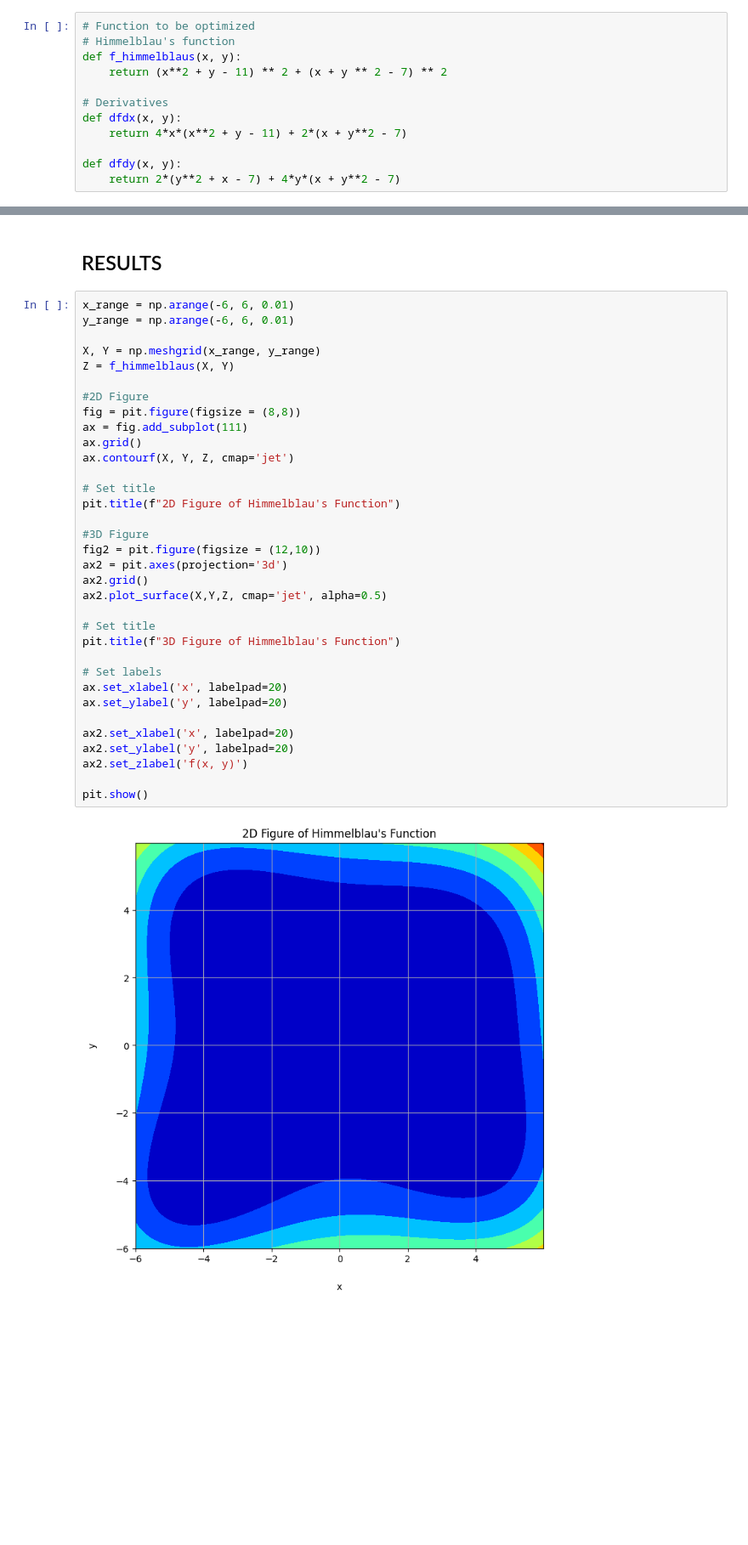
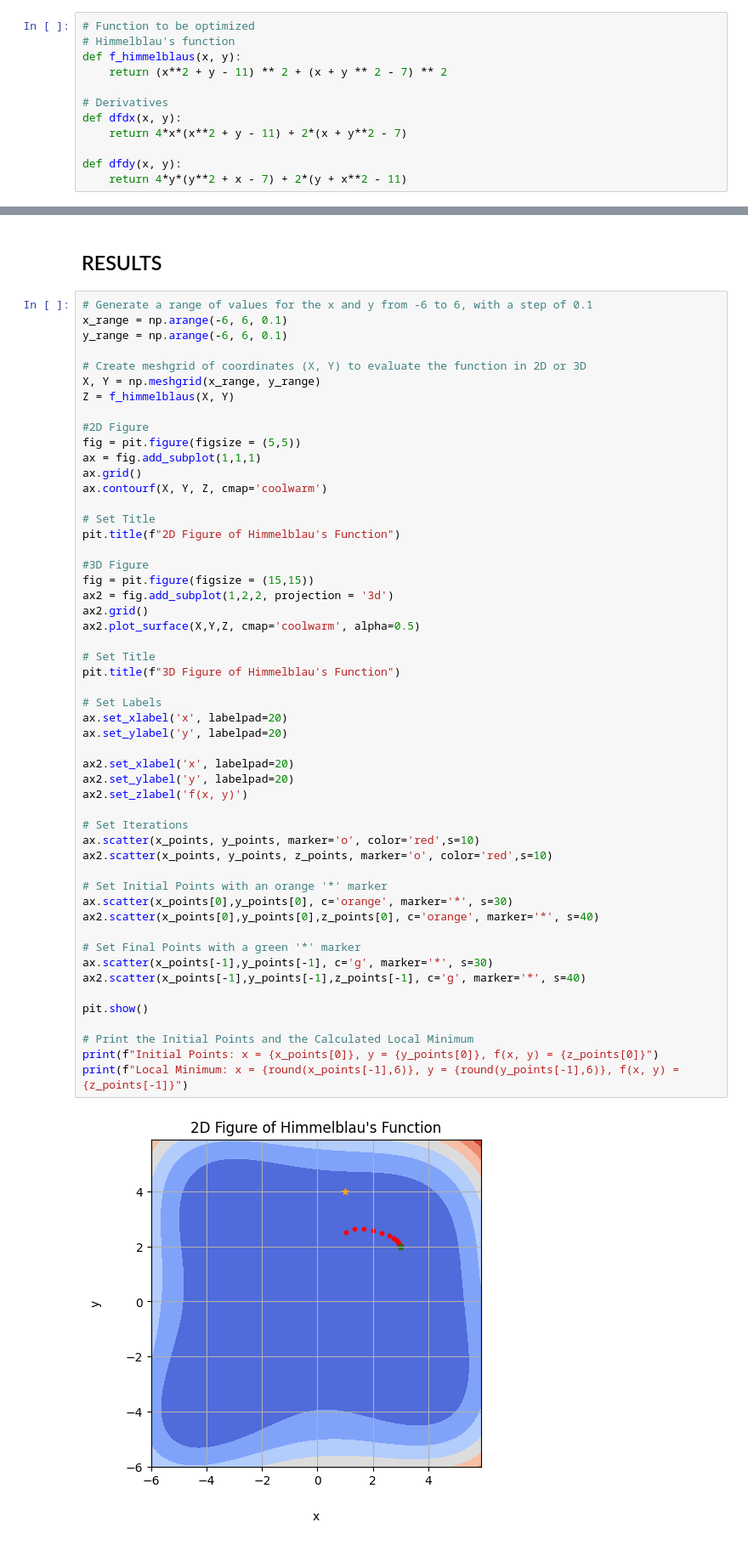
Before and after one commit to dianazepeda3/HW_1-Gradient_descent, a Jupyter notebook: TI_1_HW1.ipynb, the cells around one changed output, grey strips where cells are left out. Shown: that part at 85% size. Saved outputs shown, nothing was run; the diff lists cells and outputs as text; blank space fills up the shorter version.

Commit message:
Implemented gradient calculation and displayed iterations in 2D and 3D plots.

```diff
--- a/TI_1_HW1.ipynb
+++ b/TI_1_HW1.ipynb
@@ -44,4 +44,4 @@ def dfdx(x, y):
     return 4*x*(x**2 + y - 11) + 2*(x + y**2 - 7)
 
 def dfdy(x, y):
-    return 2*(y**2 + x - 7) + 4*y*(x + y**2 - 7)
+    return 4*y*(y**2 + x - 7) + 2*(y + x**2 - 11)
@@ -50,38 +75,56 @@ def dfdy(x, y):
 # %% [markdown]
 ## RESULTS
 # %%
-x_range = np.arange(-6, 6, 0.01)
-y_range = np.arange(-6, 6, 0.01)
+# Generate a range of values for the x and y from -6 to 6, with a step of 0.1
+x_range = np.arange(-6, 6, 0.1)
+y_range = np.arange(-6, 6, 0.1)
 
+# Create meshgrid of coordinates (X, Y) to evaluate the function in 2D or 3D
 X, Y = np.meshgrid(x_range, y_range)
 Z = f_himmelblaus(X, Y)
 
 #2D Figure
-fig = pit.figure(figsize = (8,8))
-ax = fig.add_subplot(111)
+fig = pit.figure(figsize = (5,5))
+ax = fig.add_subplot(1,1,1)
 ax.grid()
-ax.contourf(X, Y, Z, cmap='jet')
+ax.contourf(X, Y, Z, cmap='coolwarm')
 
-# Set title
+# Set Title
 pit.title(f"2D Figure of Himmelblau's Function")
 
 #3D Figure
-fig2 = pit.figure(figsize = (12,10))
-ax2 = pit.axes(projection='3d')
+fig = pit.figure(figsize = (15,15))
+ax2 = fig.add_subplot(1,2,2, projection = '3d')
 ax2.grid()
-ax2.plot_surface(X,Y,Z, cmap='jet', alpha=0.5)
+ax2.plot_surface(X,Y,Z, cmap='coolwarm', alpha=0.5)
 
-# Set title
+# Set Title
 pit.title(f"3D Figure of Himmelblau's Function")
 
-# Set labels
+# Set Labels
 ax.set_xlabel('x', labelpad=20)
 ax.set_ylabel('y', labelpad=20)
 
 ax2.set_xlabel('x', labelpad=20)
 ax2.set_ylabel('y', labelpad=20)
 ax2.set_zlabel('f(x, y)')
 
+# Set Iterations
+ax.scatter(x_points, y_points, marker='o', color='red',s=10)
+ax2.scatter(x_points, y_points, z_points, marker='o', color='red',s=10)
+
+# Set Initial Points with an orange '*' marker
+ax.scatter(x_points[0],y_points[0], c='orange', marker='*', s=30)
+ax2.scatter(x_points[0],y_points[0],z_points[0], c='orange', marker='*', s=40)
+
+# Set Final Points with a green '*' marker
+ax.scatter(x_points[-1],y_points[-1], c='g', marker='*', s=30)
+ax2.scatter(x_points[-1],y_points[-1],z_points[-1], c='g', marker='*', s=40)
+
 pit.show()
+
+# Print the Initial Points and the Calculated Local Minimum
+print(f"Initial Points: x = {x_points[0]}, y = {y_points[0]}, f(x, y) = {z_points[0]}")
+print(f"Local Minimum: x = {round(x_points[-1],6)}, y = {round(y_points[-1],6)}, f(x, y) = {z_points[-1]}")
 # %% [output]
-[figure, old version]
+[figure, new version]
```
Also changed, not shown: parts of 3 cells of this notebook.
